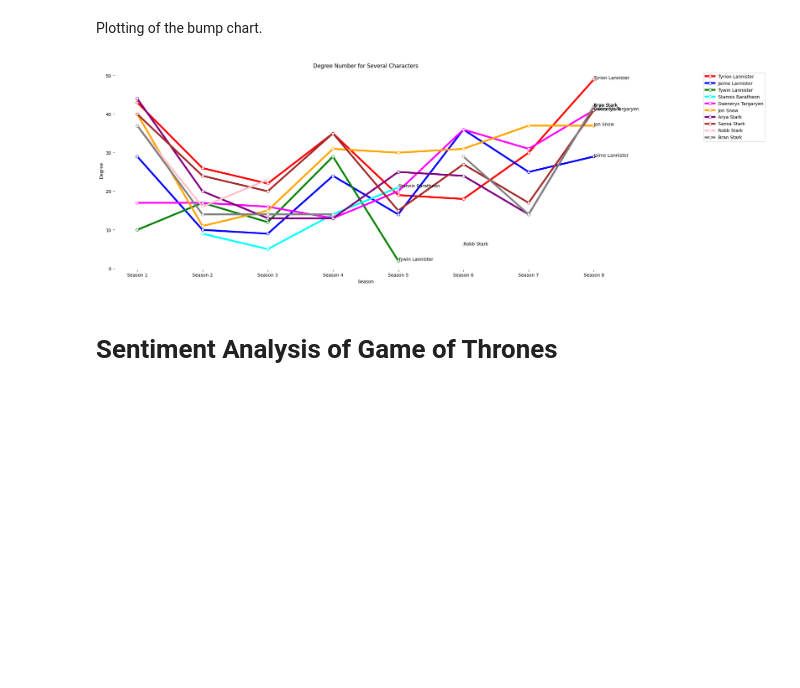
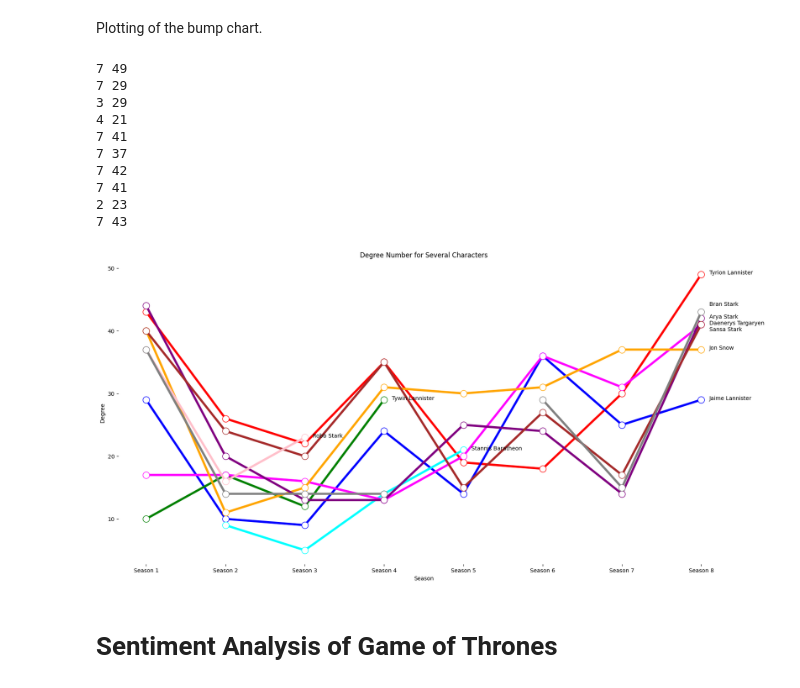
Before and after one commit to nStangl/got-project, a Jupyter notebook: notebooks/explainer_notebook.ipynb, the cells around one changed output. Saved outputs shown, nothing was run; the diff lists cells and outputs as text; code cells hidden in the pictures; blank space fills up the shorter version.

```diff
--- a/notebooks/explainer_notebook.ipynb
+++ b/notebooks/explainer_notebook.ipynb
@@ -695,37 +704,58 @@ for ele in chart_characters:
     ax.plot(
         x_axis,
         ranks,
         label=name,
         marker="o",
+        markersize=12,
         markerfacecolor="white",
         color=ele["Color"],
         linewidth=4,
     )
 
     last_present_value = next(
         idx for idx, x in enumerate(reversed(ranks)) if x is not None
     )
     last_present_value = len(ranks) - last_present_value - 1
 
+    xy=(last_present_value + 0.1, ranks[last_present_value])
+
+    print(last_present_value, ranks[last_present_value])
+
+    if name == "Daenerys Targaryen":
+        xy=(last_present_value + 0.1, ranks[last_present_value] - 0)
+    elif name == "Sansa Stark":
+        xy=(last_present_value + 0.1, ranks[last_present_value] - 1)
+    elif name == "Bran Stark":
+        xy=(last_present_value + 0.1, ranks[last_present_value] + 1)
+
     ax.annotate(
         name,
-        xy=(x_axis[last_present_value], ranks[last_present_value]),
-        xytext=(x_axis[last_present_value], ranks[last_present_value]),
+        xy=xy,
+        #xytext=xytext,
         #xy=(x_axis[last_present_value], ranks[last_present_value]),
         #xytext=(x_axis[last_present_value], ranks[last_present_value]),
         #textcoords="offset points"
     )
 
 for spine in ax.spines.values():
     spine.set_visible(False)
 
 plt.xlabel("Season")
 plt.ylabel("Degree")
 plt.title("Degree Number for Several Characters")
-plt.legend(loc="upper right", bbox_to_anchor=(1.3, 1))
 plt.show()
 # %% [output]
+7 49
+7 29
+3 29
+4 21
+7 41
+7 37
+7 42
+7 41
+2 23
+7 43
-[figure, old version]
+[figure, new version]
 # %% [markdown]
 # Sentiment Analysis of Game of Thrones
 # %% [markdown]
```
Also changed, not shown: parts of 2 cells of this notebook.
